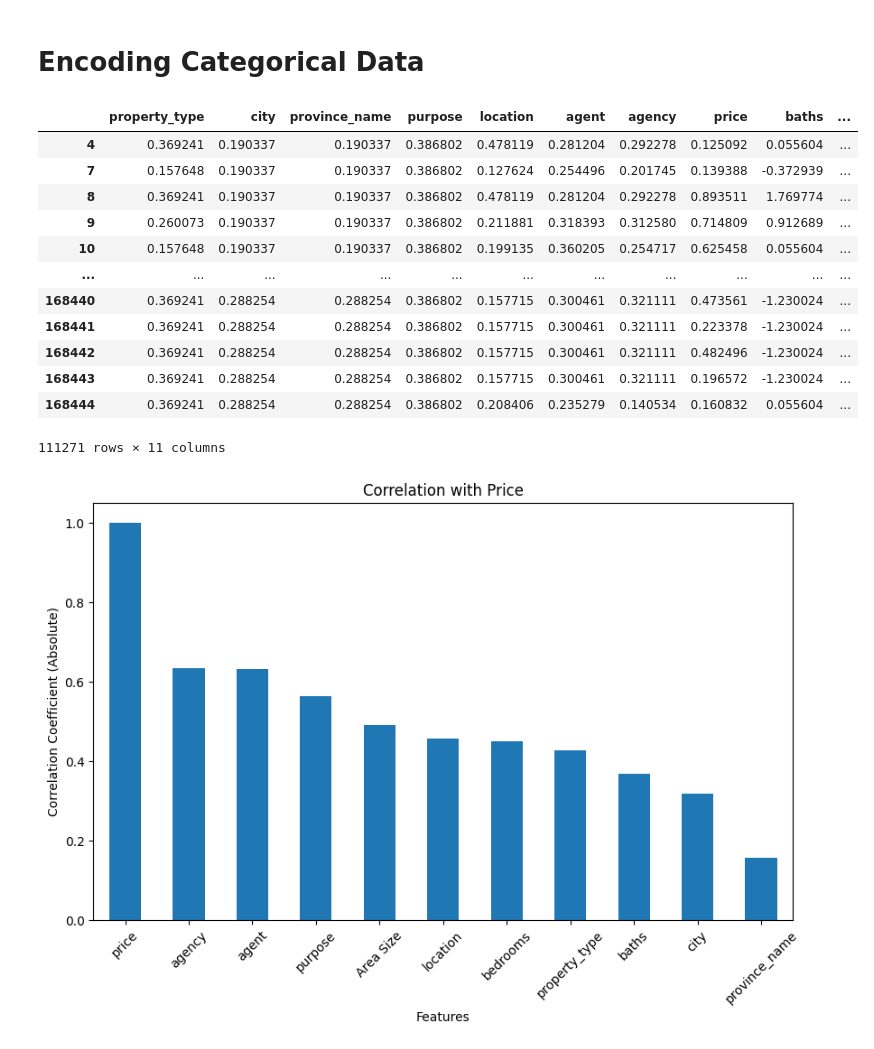
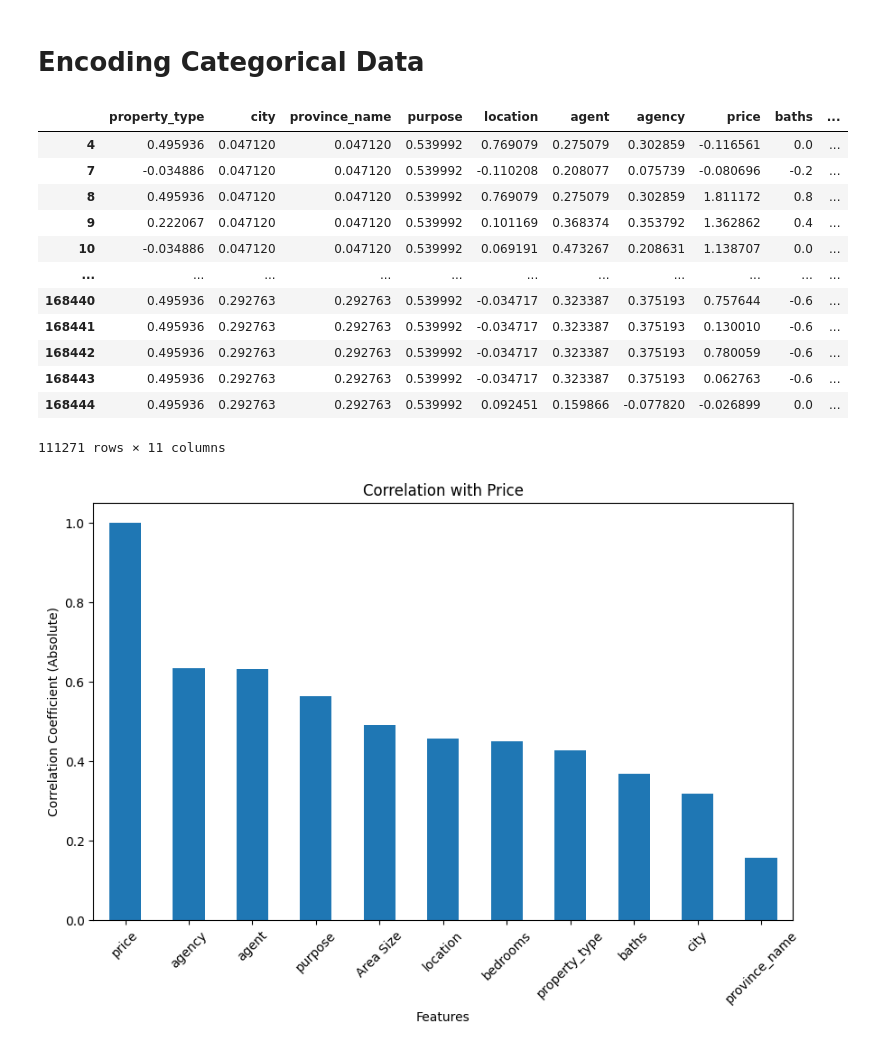
Before and after one commit to khaaaleed-5/Advanced-ML, a Jupyter notebook: SVM/SVM.ipynb, the cells around one changed output. Drawn from its saved outputs; the diff is of its cells as text; code cells hidden in the pictures.

```diff
--- a/SVM/SVM.ipynb
+++ b/SVM/SVM.ipynb
@@ -193,8 +193,8 @@ df
 # %%
 # Intializing a scaler to scale our numreic data
 
-scaler = StandardScaler()
-target_scaler= MinMaxScaler()
+scaler = RobustScaler()
+target_scaler= RobustScaler()
 
 
 df[['baths', 'bedrooms', 'Area Size']]=scaler.fit_transform(df[['baths', 'bedrooms', 'Area Size']])
@@ -233,38 +233,38 @@ df
 # %%
 # Let's say 'property_type' is the categorical variable you want to encode
 
 # Using pandas' get_dummies function to perform one-hot encoding
 categorical_columns = ['property_type', 'city', 'province_name', 'purpose', 'location', 'agent', 'agency']
 
 
 
-encoder = ce.TargetEncoder(cols=categorical_columns)
+encoder = TargetEncoder(cols=categorical_columns)
 df_encoded = encoder.fit_transform(df[categorical_columns],df['price'])
 
 df=df.drop(columns=categorical_columns)
 
 df
 
 df = pd.concat([df_encoded, df], axis=1)
 
 
 with open('encoder.pkl','wb') as f :
     pickle.dump(encoder, f)
 
 df
 # %% [output]
 |  | property_type | city | province_name | purpose | location | agent | agency | price | baths | ... |
-| 4 | 0.369241 | 0.190337 | 0.190337 | 0.386802 | 0.478119 | 0.281204 | 0.292278 | 0.125092 | 0.055604 | ... |
-| 7 | 0.157648 | 0.190337 | 0.190337 | 0.386802 | 0.127624 | 0.254496 | 0.201745 | 0.139388 | -0.372939 | ... |
-| 8 | 0.369241 | 0.190337 | 0.190337 | 0.386802 | 0.478119 | 0.281204 | 0.292278 | 0.893511 | 1.769774 | ... |
-| 9 | 0.260073 | 0.190337 | 0.190337 | 0.386802 | 0.211881 | 0.318393 | 0.312580 | 0.714809 | 0.912689 | ... |
-| 10 | 0.157648 | 0.190337 | 0.190337 | 0.386802 | 0.199135 | 0.360205 | 0.254717 | 0.625458 | 0.055604 | ... |
+| 4 | 0.495936 | 0.047120 | 0.047120 | 0.539992 | 0.769079 | 0.275079 | 0.302859 | -0.116561 | 0.0 | ... |
+| 7 | -0.034886 | 0.047120 | 0.047120 | 0.539992 | -0.110208 | 0.208077 | 0.075739 | -0.080696 | -0.2 | ... |
+| 8 | 0.495936 | 0.047120 | 0.047120 | 0.539992 | 0.769079 | 0.275079 | 0.302859 | 1.811172 | 0.8 | ... |
+| 9 | 0.222067 | 0.047120 | 0.047120 | 0.539992 | 0.101169 | 0.368374 | 0.353792 | 1.362862 | 0.4 | ... |
+| 10 | -0.034886 | 0.047120 | 0.047120 | 0.539992 | 0.069191 | 0.473267 | 0.208631 | 1.138707 | 0.0 | ... |
 | ... | ... | ... | ... | ... | ... | ... | ... | ... | ... | ... |
-| 168440 | 0.369241 | 0.288254 | 0.288254 | 0.386802 | 0.157715 | 0.300461 | 0.321111 | 0.473561 | -1.230024 | ... |
-| 168441 | 0.369241 | 0.288254 | 0.288254 | 0.386802 | 0.157715 | 0.300461 | 0.321111 | 0.223378 | -1.230024 | ... |
-| 168442 | 0.369241 | 0.288254 | 0.288254 | 0.386802 | 0.157715 | 0.300461 | 0.321111 | 0.482496 | -1.230024 | ... |
-| 168443 | 0.369241 | 0.288254 | 0.288254 | 0.386802 | 0.157715 | 0.300461 | 0.321111 | 0.196572 | -1.230024 | ... |
-| 168444 | 0.369241 | 0.288254 | 0.288254 | 0.386802 | 0.208406 | 0.235279 | 0.140534 | 0.160832 | 0.055604 | ... |
+| 168440 | 0.495936 | 0.292763 | 0.292763 | 0.539992 | -0.034717 | 0.323387 | 0.375193 | 0.757644 | -0.6 | ... |
+| 168441 | 0.495936 | 0.292763 | 0.292763 | 0.539992 | -0.034717 | 0.323387 | 0.375193 | 0.130010 | -0.6 | ... |
+| 168442 | 0.495936 | 0.292763 | 0.292763 | 0.539992 | -0.034717 | 0.323387 | 0.375193 | 0.780059 | -0.6 | ... |
+| 168443 | 0.495936 | 0.292763 | 0.292763 | 0.539992 | -0.034717 | 0.323387 | 0.375193 | 0.062763 | -0.6 | ... |
+| 168444 | 0.495936 | 0.292763 | 0.292763 | 0.539992 | 0.092451 | 0.159866 | -0.077820 | -0.026899 | 0.0 | ... |
 111271 rows × 11 columns
 # %%
 # Compute Pearson correlation coefficients
```
Also changed, not shown: parts of 7 cells of this notebook, 5 other files.
